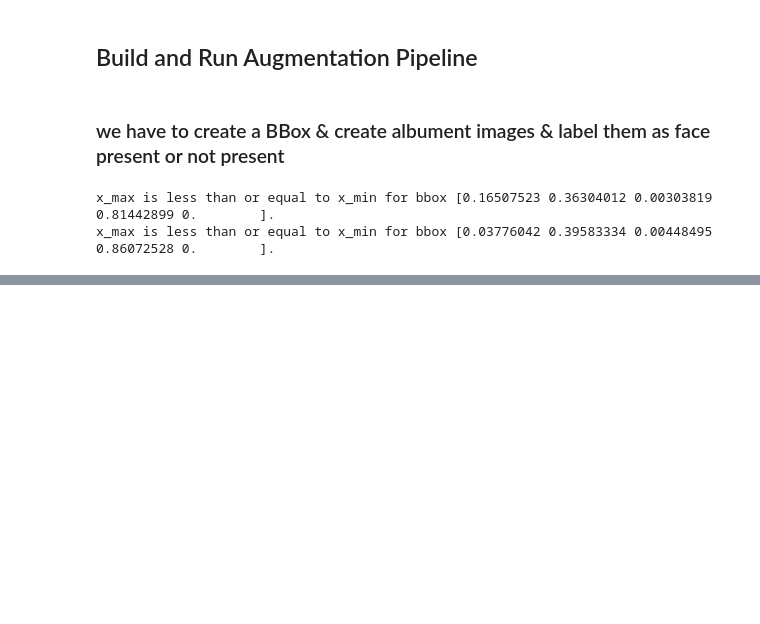
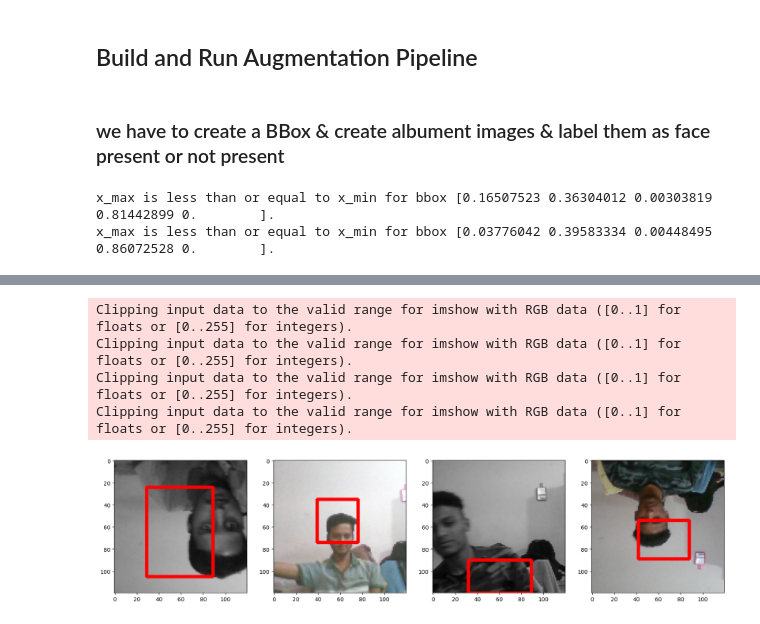
Before and after one commit to ujwal-s-r/DeepLearning_Projects, a Jupyter notebook: real_time_face_tracking/model.ipynb, the cells around one changed output, grey strips where cells are left out. Cells and saved outputs as stored; diff of their text form; code cells hidden in the pictures; blank space fills up the shorter version.

```diff
--- a/real_time_face_tracking/model.ipynb
+++ b/real_time_face_tracking/model.ipynb
@@ -393,0 +435,15 @@ x_max is less than or equal to x_min for bbox [0.03776042 0.39583334 0.00448495
+# %%
+def load_labels(label_path):
+    with open(label_path.numpy(), 'r', encoding = "utf-8") as f:
+        label = json.load(f)
+
+    return [label['class']], label['bbox']
+# %%
+train_labels = tf.data.Dataset.list_files('aug_data\\train\\labels\\*.json', shuffle=False)
+train_labels = train_labels.map(lambda x: tf.py_function(load_labels, [x], [tf.uint8, tf.float16]))
+
+test_labels = tf.data.Dataset.list_files('aug_data\\test\\labels\\*.json', shuffle=False)
+test_labels = test_labels.map(lambda x: tf.py_function(load_labels, [x], [tf.uint8, tf.float16]))
+
+val_labels = tf.data.Dataset.list_files('aug_data\\val\\labels\\*.json', shuffle=False)
+val_labels = val_labels.map(lambda x: tf.py_function(load_labels, [x], [tf.uint8, tf.float16]))
@@ -393,0 +461,9 @@ x_max is less than or equal to x_min for bbox [0.03776042 0.39583334 0.00448495
+# %%
+train = tf.data.Dataset.zip((train_images, train_labels))
+train = train.shuffle(3000).batch(8).prefetch(4).cache()
+
+test = tf.data.Dataset.zip((test_images, test_labels))
+test = test.batch(8).prefetch(4).cache()
+
+val = tf.data.Dataset.zip((val_images, val_labels))
+val = val.batch(8).prefetch(4).cache()
@@ -393,0 +513,23 @@ x_max is less than or equal to x_min for bbox [0.03776042 0.39583334 0.00448495
+# %%
+res=train.as_numpy_iterator().next()#loads 4 images adn labels
+# %%
+fig,ax=plt.subplots(ncols=4,figsize=(20,20))
+for idx in range(4):
+    sample_img = res[0][idx].copy()
+    sample_coords=res[1][1][idx].copy()
+    sample_img.setflags(write=True)
+
+    cv2.rectangle(
+        sample_img,
+        tuple(np.multiply(sample_coords[:2],[120,120]).astype(int)),
+        tuple(np.multiply(sample_coords[2:],[120,120]).astype(int)),
+        (255,0,0),
+        2
+    )
+    ax[idx].imshow(sample_img)
+# %% [output]
+Clipping input data to the valid range for imshow with RGB data ([0..1] for floats or [0..255] for integers).
+Clipping input data to the valid range for imshow with RGB data ([0..1] for floats or [0..255] for integers).
+Clipping input data to the valid range for imshow with RGB data ([0..1] for floats or [0..255] for integers).
+Clipping input data to the valid range for imshow with RGB data ([0..1] for floats or [0..255] for integers).
+[figure, added]
```
Also changed, not shown: parts of 12 cells of this notebook.
